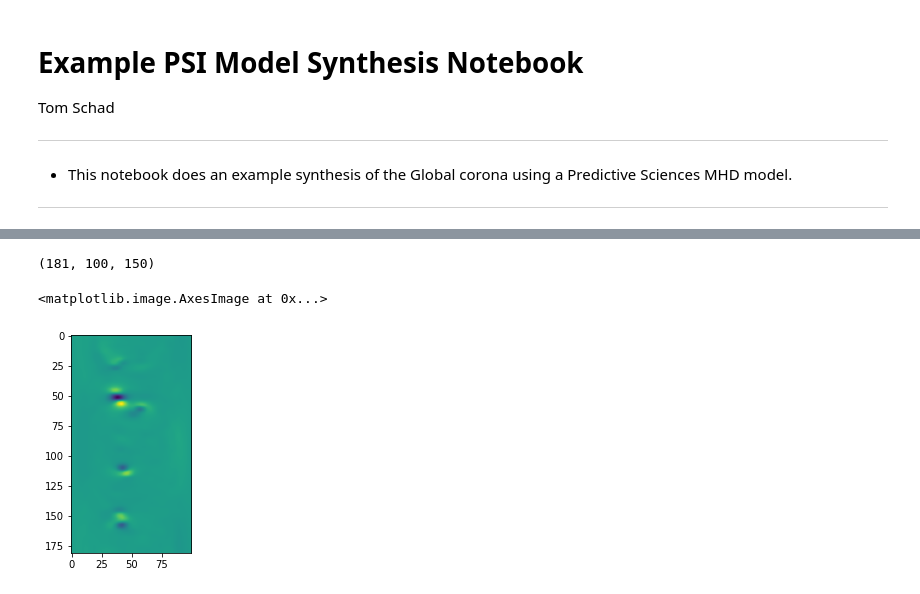
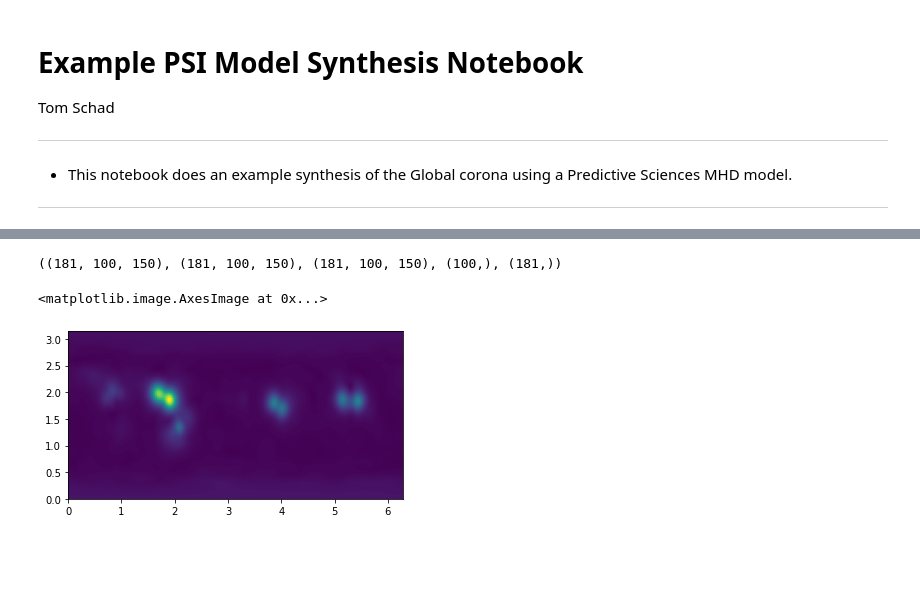
Before and after one commit to tschad/pycelp, a Jupyter notebook: examples/Example_PSI_model_synthesis.ipynb, the cells around one changed output, grey strips where cells are left out. Drawn from its saved outputs; the diff is of its cells as text; code cells hidden in the pictures; blank space fills up the shorter version.

```diff
--- a/examples/Example_PSI_model_synthesis.ipynb
+++ b/examples/Example_PSI_model_synthesis.ipynb
@@ -30,10 +21,10 @@ corona = psi.Model('/home/tschad/Desktop/psiData_21aug2017_12UTC_med-cor-thermo2
 # %%
-corona.bx.shape
+corona.rlen.shape,corona.blen.shape,corona.b_localinc.shape,corona.lats.shape,corona.lons.shape
 # %% [output]
-(181, 100, 150)
+((181, 100, 150), (181, 100, 150), (181, 100, 150), (100,), (181,))
 # %%
 plt.figure()
-plt.imshow(corona.bx[:,:,12])
+plt.imshow(corona.blen[:,:,12].T,extent = (corona.lons.min(),corona.lons.max(),corona.lats.min(),corona.lats.max()))
 # %% [output]
 <matplotlib.image.AxesImage at 0x...>
-[figure, old version]
+[figure, new version]
```
Also changed, not shown: parts of 3 cells of this notebook, 2 other files.
